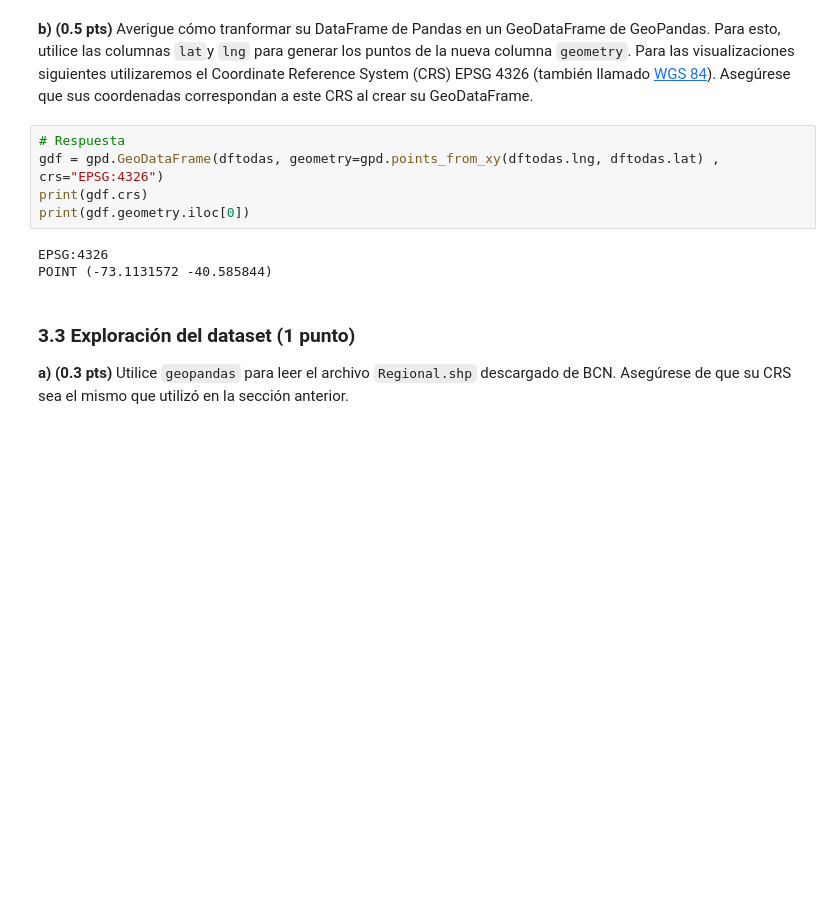
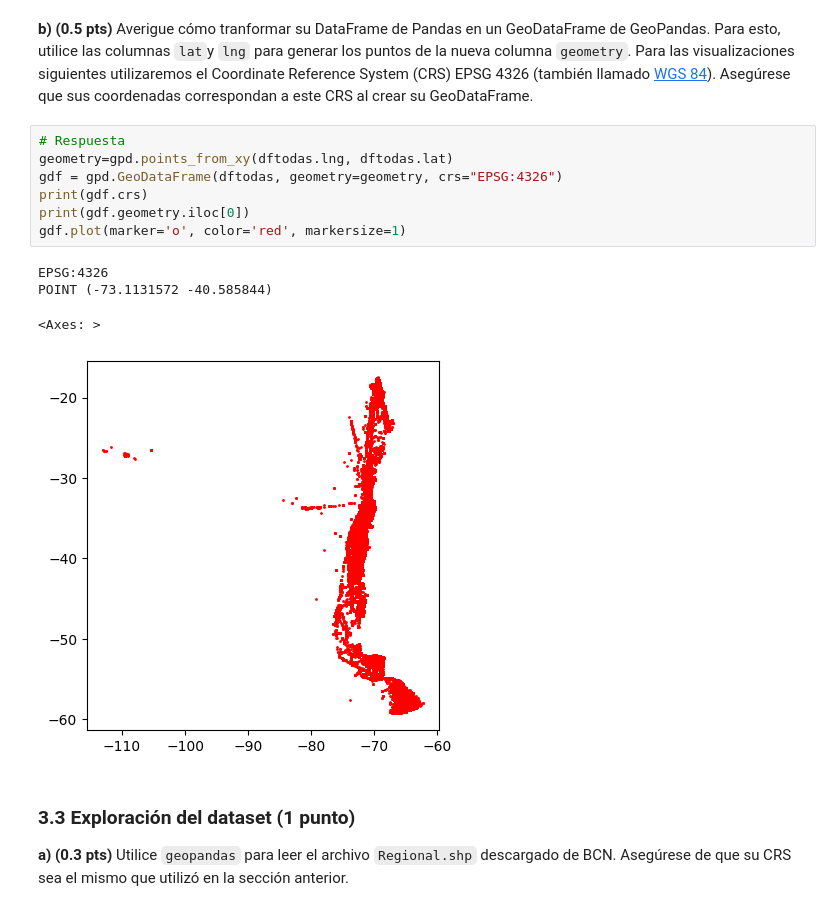
Before and after one commit to GadzuGB1991/IMT2200-Gaspar-Yanez, a Jupyter notebook: Tareas/Tarea 02/IMT2200-25s2 - Tarea 02.ipynb, the cells around one changed output. Saved outputs shown, nothing was run; the diff lists cells and outputs as text; blank space fills up the shorter version.

```diff
--- a/Tareas/Tarea 02/IMT2200-25s2 - Tarea 02.ipynb
+++ b/Tareas/Tarea 02/IMT2200-25s2 - Tarea 02.ipynb
@@ -225,12 +225,16 @@ dftodas
 **b) (0.5 pts)** Averigue cómo tranformar su DataFrame de Pandas en un GeoDataFrame de GeoPandas. Para esto, utilice las columnas `lat`y `lng` para generar los puntos de la nueva columna `geometry`. Para las visualizaciones siguientes utilizaremos el Coordinate Reference System (CRS) EPSG 4326 (también llamado [WGS 84](https://es.wikipedia.org/wiki/WGS84)). Asegúrese que sus coordenadas correspondan a este CRS al crear su GeoDataFrame.
 # %%
 # Respuesta
-gdf = gpd.GeoDataFrame(dftodas, geometry=gpd.points_from_xy(dftodas.lng, dftodas.lat) , crs="EPSG:4326")
+geometry=gpd.points_from_xy(dftodas.lng, dftodas.lat)
+gdf = gpd.GeoDataFrame(dftodas, geometry=geometry, crs="EPSG:4326")
 print(gdf.crs)
 print(gdf.geometry.iloc[0])
+gdf.plot(marker='o', color='red', markersize=1)
 # %% [output]
 EPSG:4326
 POINT (-73.1131572 -40.585844)
+<Axes: >
+[figure, added]
 # %% [markdown]
 ### 3.3 Exploración del dataset (1 punto)
 
```
Also changed, not shown: parts of 6 cells of this notebook.
